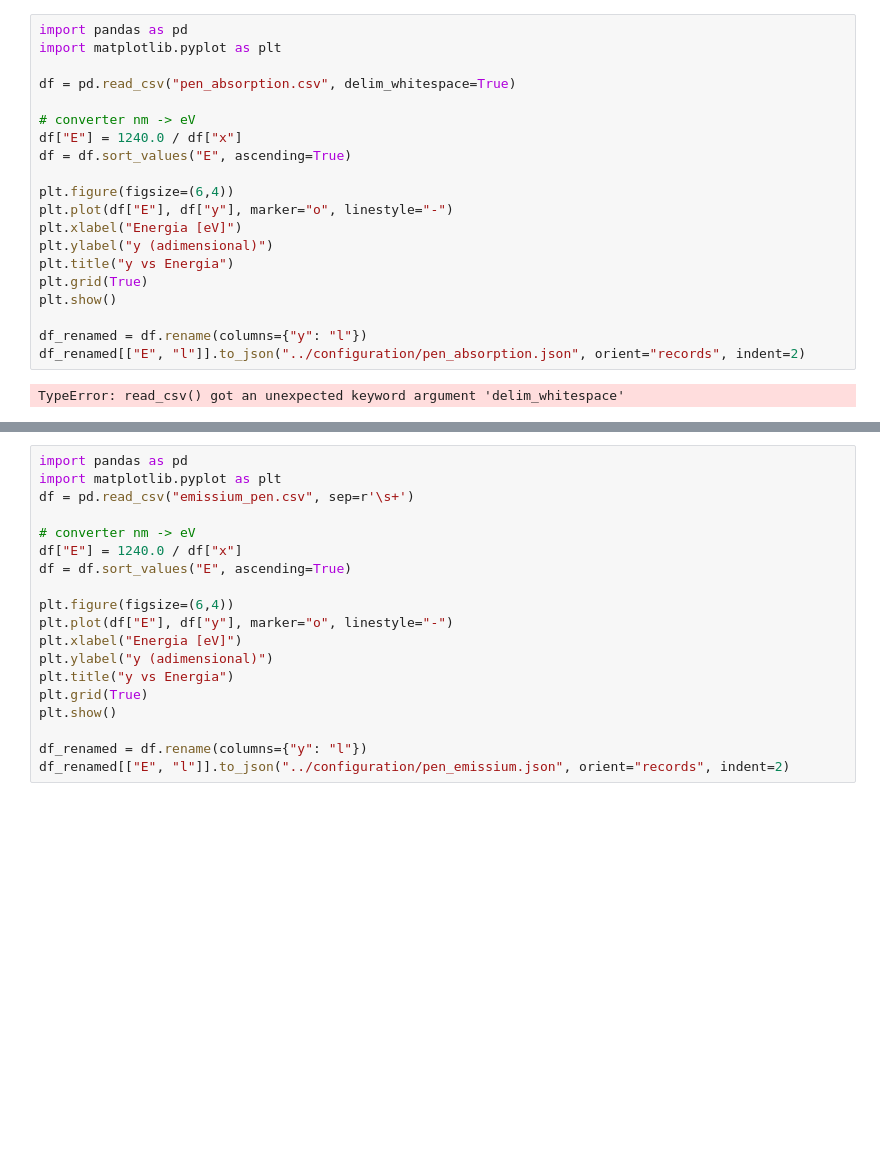
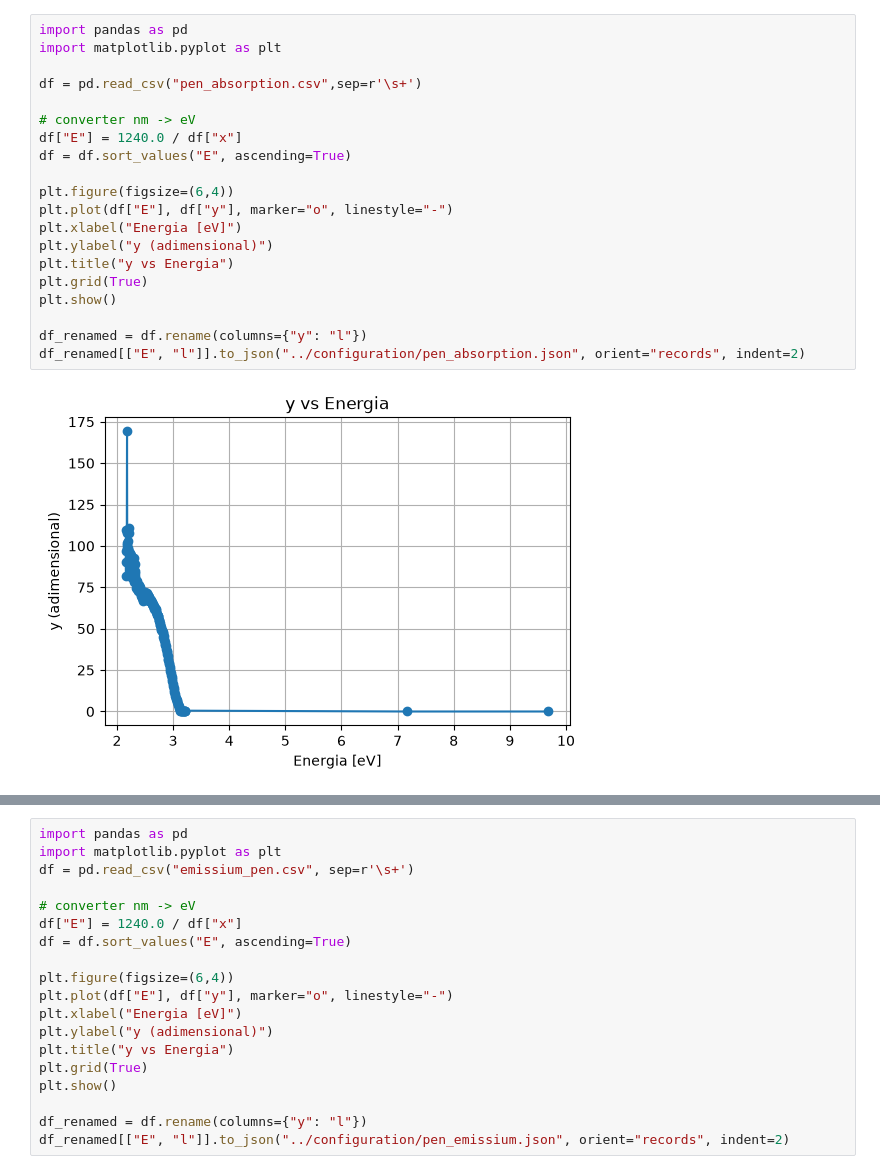
Before and after one commit to GBotogoske/power-protodune, a Jupyter notebook: project/scripts/calculate_pen.ipynb, the cells around one changed output, grey strips where cells are left out. Drawn from its saved outputs; the diff is of its cells as text; blank space fills up the shorter version.

```diff
--- a/project/scripts/calculate_pen.ipynb
+++ b/project/scripts/calculate_pen.ipynb
@@ -1,25 +1,25 @@
 # %%
 import pandas as pd
 import matplotlib.pyplot as plt
 
-df = pd.read_csv("pen_absorption.csv", delim_whitespace=True)
+df = pd.read_csv("pen_absorption.csv",sep=r'\s+')
 
 # converter nm -> eV
 df["E"] = 1240.0 / df["x"]
 df = df.sort_values("E", ascending=True)
 
 plt.figure(figsize=(6,4))
 plt.plot(df["E"], df["y"], marker="o", linestyle="-")
 plt.xlabel("Energia [eV]")
 plt.ylabel("y (adimensional)")
 plt.title("y vs Energia")
 plt.grid(True)
 plt.show()
 
 df_renamed = df.rename(columns={"y": "l"})
 df_renamed[["E", "l"]].to_json("../configuration/pen_absorption.json", orient="records", indent=2)
 # %% [output]
-TypeError: read_csv() got an unexpected keyword argument 'delim_whitespace'
+[figure, added]
 # %%
 import pandas as pd
 import matplotlib.pyplot as plt
```
Also changed, not shown: parts of 3 cells of this notebook, 7 other files.
